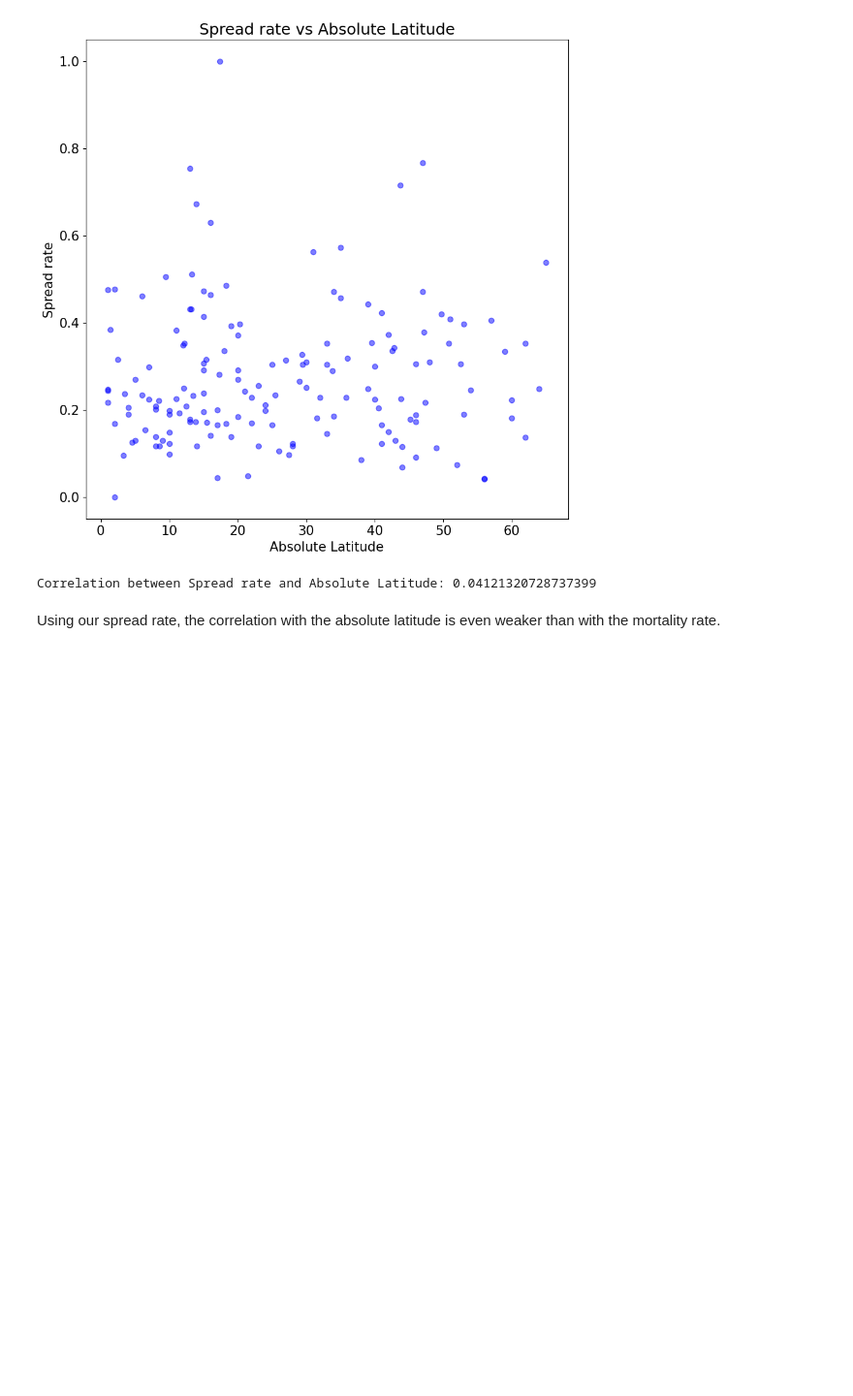
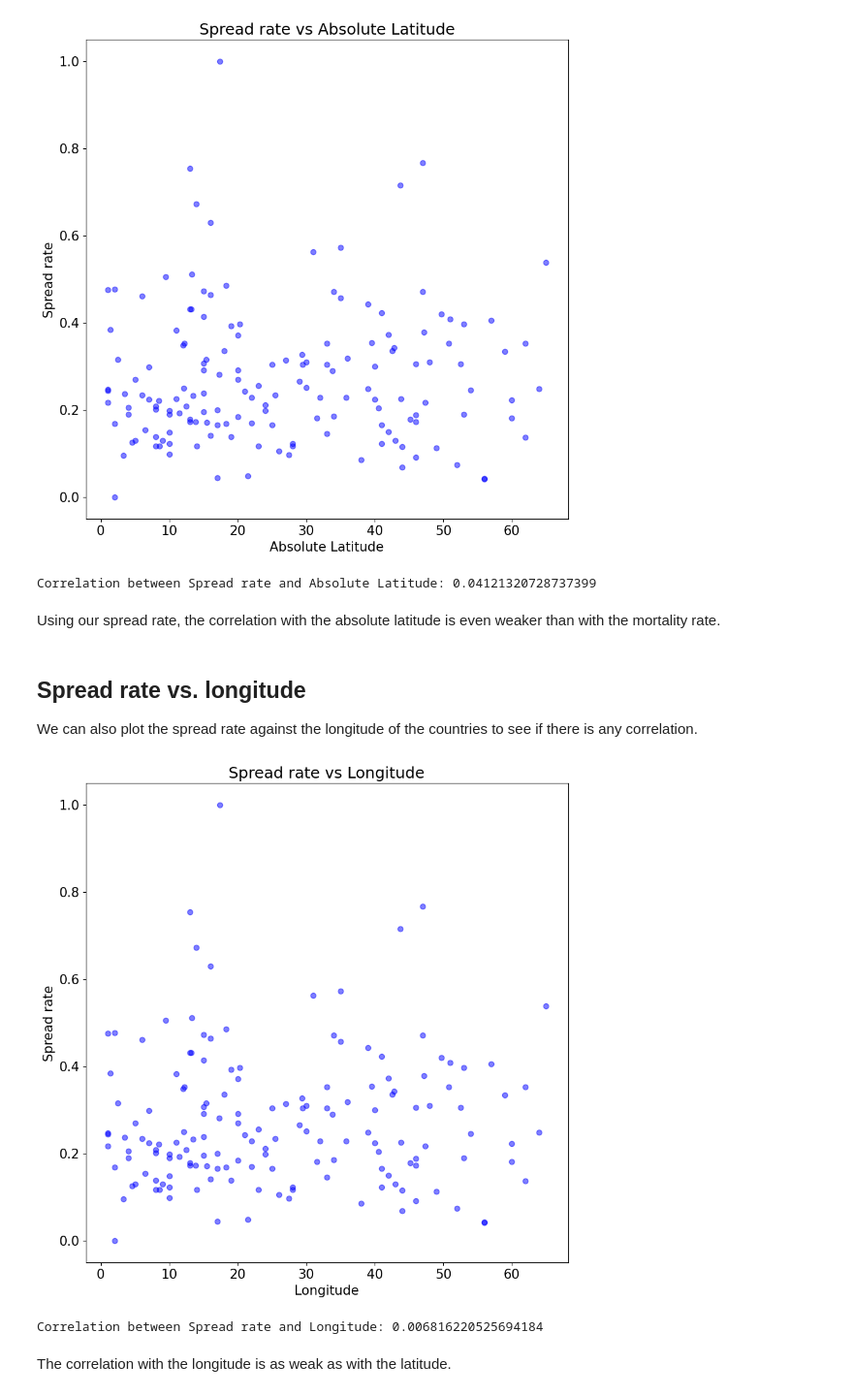
Before and after one commit to tom-sartori/BIN710, a Jupyter notebook: Project/position.ipynb, the cells around one changed output. Shown at 97% size. Drawn from its saved outputs; the diff is of its cells as text; code cells hidden in the pictures; blank space fills up the shorter version.

Commit message:
Spread rate versus longitude.

```diff
--- a/Project/position.ipynb
+++ b/Project/position.ipynb
@@ -48,3 +48,24 @@ print('Correlation between Spread rate and Absolute Latitude:', correlation)
 Correlation between Spread rate and Absolute Latitude: 0.04121320728737399
 # %% [markdown]
 Using our spread rate, the correlation with the absolute latitude is even weaker than with the mortality rate.
+# %% [markdown]
+## Spread rate vs. longitude
+We can also plot the spread rate against the longitude of the countries to see if there is any correlation.
+# %%
+plt.figure(figsize=(10, 10))
+plt.rcParams.update({'font.size': 15})
+longitude = data['Longitude']
+plt.scatter(latitude, data['Spread rate'], c='blue', alpha=0.5)
+plt.xlabel('Longitude')
+plt.ylabel('Spread rate')
+plt.title('Spread rate vs Longitude')
+plt.show()
+# %% [output]
+[figure, added]
+# %%
+correlation = data['Spread rate'].corr(longitude)
+print('Correlation between Spread rate and Longitude:', correlation)
+# %% [output]
+Correlation between Spread rate and Longitude: 0.006816220525694184
+# %% [markdown]
+The correlation with the longitude is as weak as with the latitude.
```
